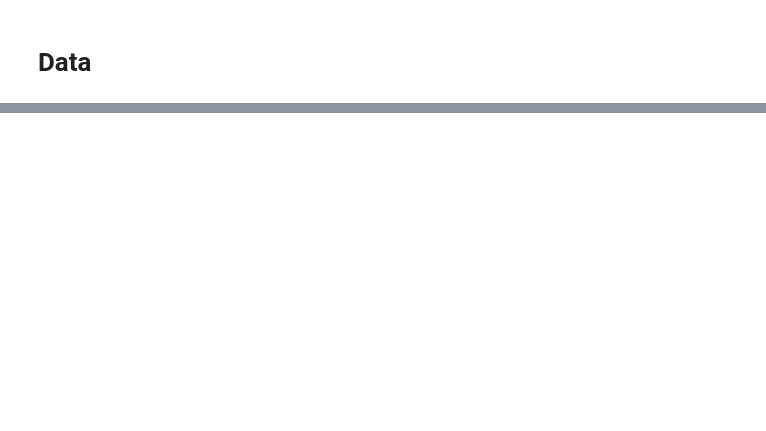
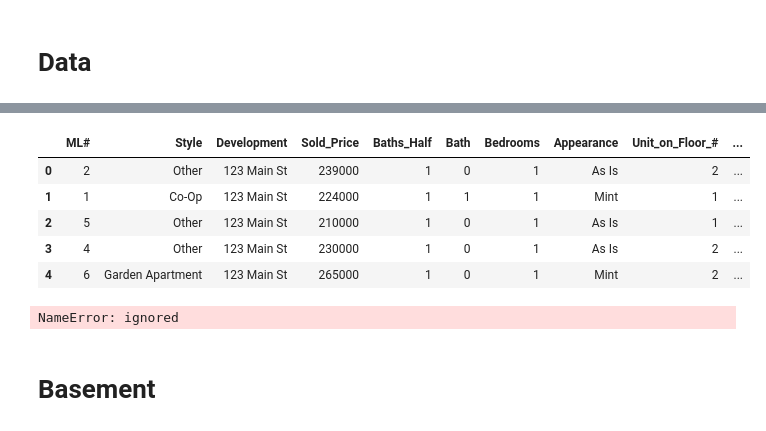
Before and after one commit to JF11579/Plotly_RE, a Jupyter notebook: condo_generic_3.ipynb, the cells around one changed output, grey strips where cells are left out. Cells and saved outputs as stored; diff of their text form; code cells hidden in the pictures; blank space fills up the shorter version.

```diff
--- a/condo_generic_3.ipynb
+++ b/condo_generic_3.ipynb
@@ -171,5 +247,0 @@ condo['Month'] = condo['Contract_Date'].dt.strftime('%m')
-# %%
-condo['Year'] = condo['Year'].astype('datetime64[ns]')
-condo['Month_Year'] = condo['Month_Year'].astype('datetime64[ns]')
-# %%
-condo['Month_Year'] = pd.to_datetime(condo['Month_Year'], format='%m-%Y')
@@ -178,2 +247,0 @@ condo['Month_Year'] = pd.to_datetime(condo['Month_Year'], format='%m-%Y')
-# %%
-condo['Unit_on_Floor_#'].fillna(1, inplace=True)
@@ -191,0 +285,7 @@ clean it up with if else statement
+# %%
+
+condo['Bedrooms'] = condo['Bedrooms'].astype(int)
+#condo['Bedrooms'] = condo['Bedrooms'].clip(0, 2)
+condo['Bedrooms'] = condo['Bedrooms'].clip(upper=2)
+# Convert 'Bedrooms' to a categorical data type
+condo['Bedrooms'] = condo['Bedrooms'].astype('category')
@@ -531,0 +871,15 @@ fig.update_layout(plot_bgcolor='lightblue')
+# %%
+condo.head()
+# %% [output]
+|  | ML# | Style | Development | Sold_Price | Baths_Half | Bath | Bedrooms | Appearance | Unit_on_Floor_# | ... |
+| 0 | 2 | Other | 123 Main St | 239000 | 1 | 0 | 1 | As Is | 2 | ... |
+| 1 | 1 | Co-Op | 123 Main St | 224000 | 1 | 1 | 1 | Mint | 1 | ... |
+| 2 | 5 | Other | 123 Main St | 210000 | 1 | 0 | 1 | As Is | 1 | ... |
+| 3 | 4 | Other | 123 Main St | 230000 | 1 | 0 | 1 | As Is | 2 | ... |
+| 4 | 6 | Garden Apartment | 123 Main St | 265000 | 1 | 0 | 1 | Mint | 2 | ... |
+# %%
+x = y
+# %% [output]
+NameError: ignored
+# %% [markdown]
+# Basement
```
Also changed, not shown: parts of 157 cells of this notebook.
